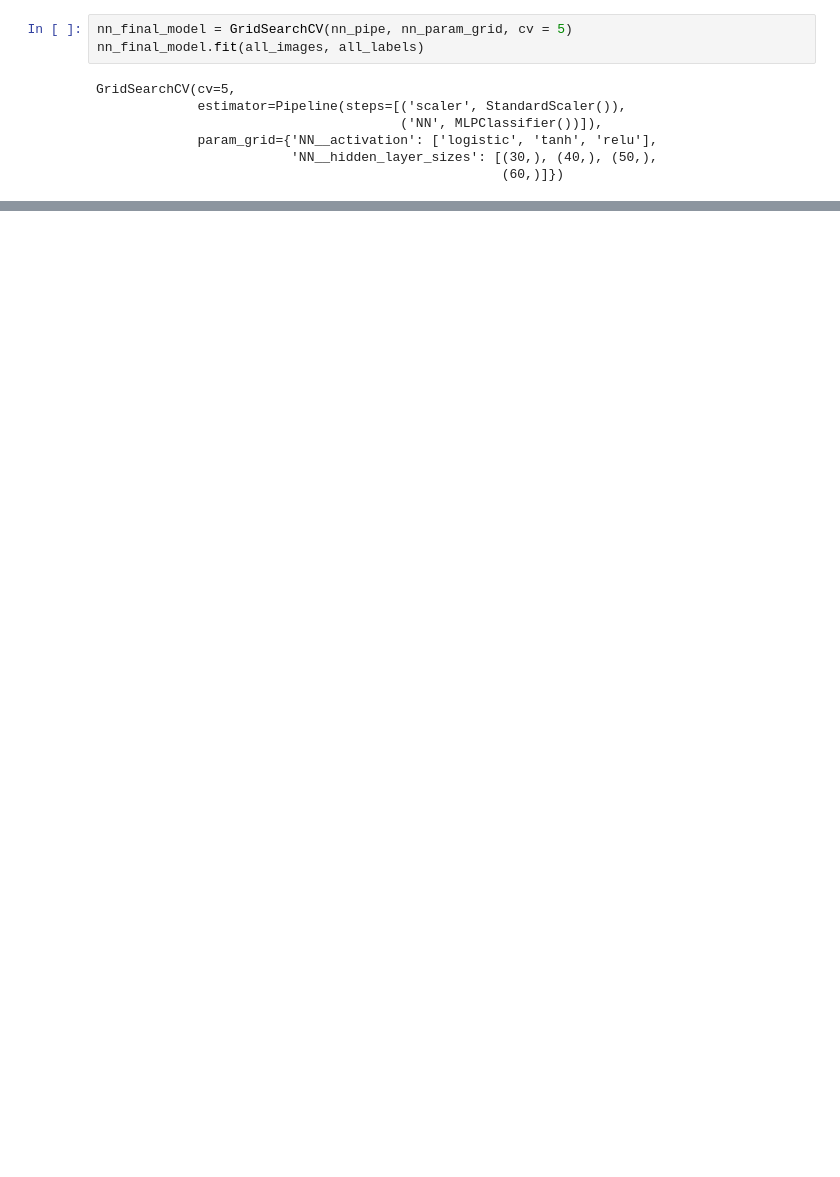
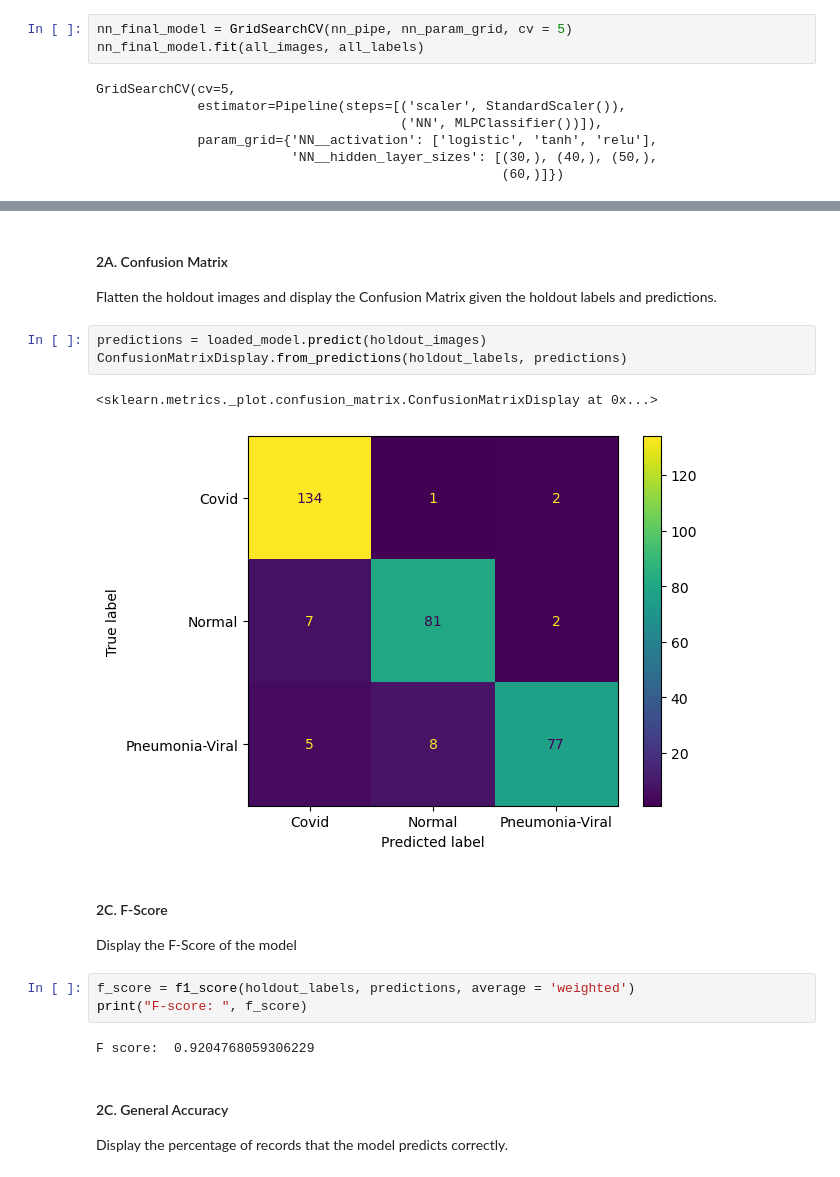
Before and after one commit to AllenJue/Image-Classification, a Jupyter notebook: ImageClassification.ipynb, the cells around one changed output, grey strips where cells are left out. Drawn from its saved outputs; the diff is of its cells as text; blank space fills up the shorter version.

```diff
--- a/ImageClassification.ipynb
+++ b/ImageClassification.ipynb
@@ -422 +477,21 @@ Best score:  0.9515076019157581
+# %% [markdown]
+#### 2A. Confusion Matrix
+Flatten the holdout images and display the Confusion Matrix given the holdout labels and predictions.
+# %%
+predictions = loaded_model.predict(holdout_images)
+ConfusionMatrixDisplay.from_predictions(holdout_labels, predictions)
+# %% [output]
+<sklearn.metrics._plot.confusion_matrix.ConfusionMatrixDisplay at 0x...>
+[figure, added]
+# %% [markdown]
+#### 2C. F-Score
+Display the F-Score of the model
+# %%
+f_score = f1_score(holdout_labels, predictions, average = 'weighted')
+print("F-score: ", f_score)
+# %% [output]
+F score:  0.9204768059306229
+# %% [markdown]
+#### 2C. General Accuracy
+Display the percentage of records that the model predicts correctly.
 # %%
```
Also changed, not shown: parts of 25 cells of this notebook.
